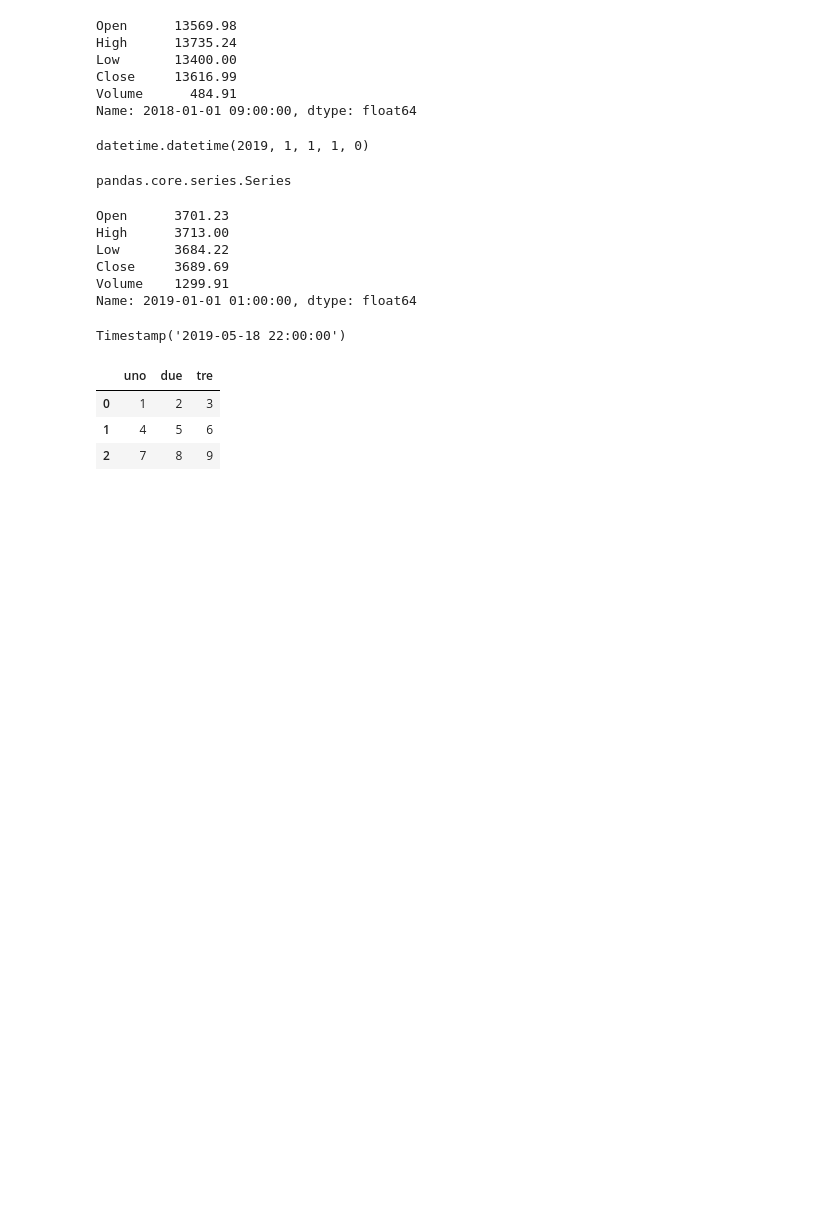
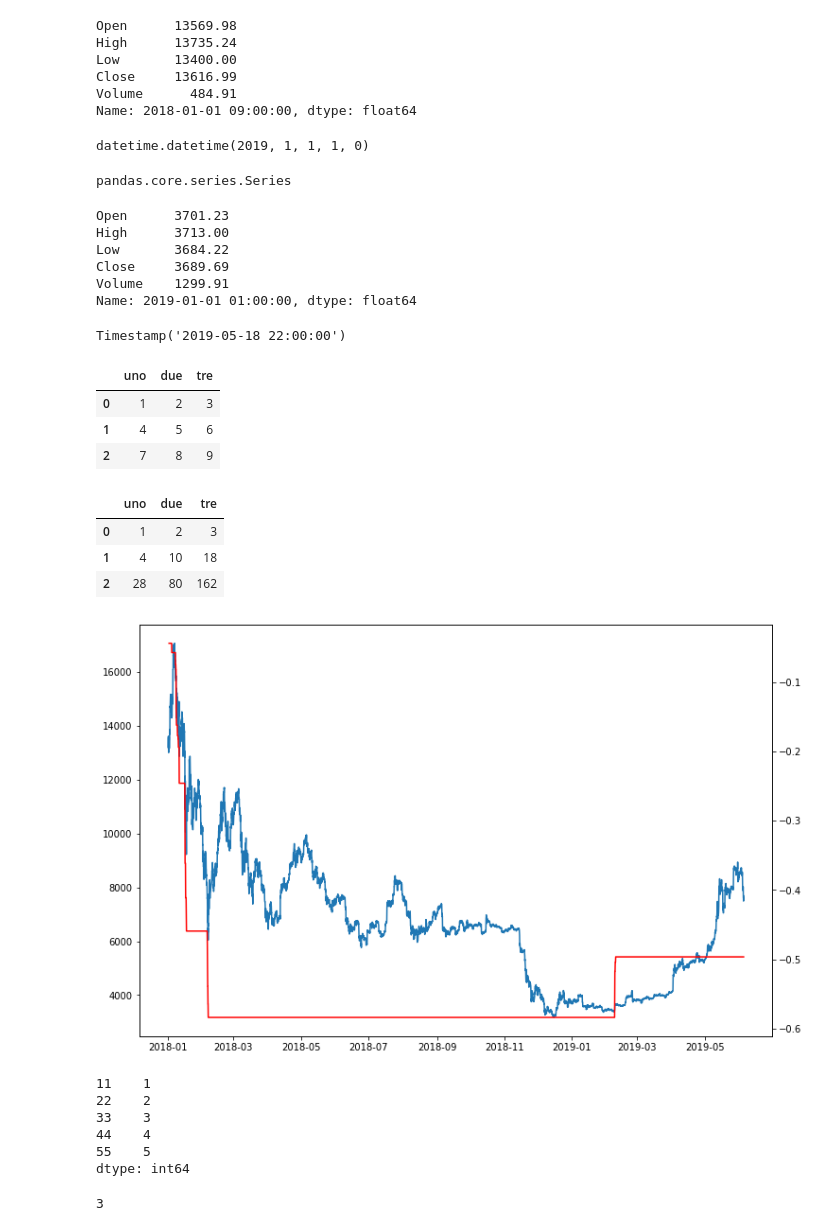
Before and after one commit to enniorampello/binance-trading-bot, a Jupyter notebook: Trading Bot.ipynb, the cells around one changed output. Drawn from its saved outputs; the diff is of its cells as text; code cells hidden in the pictures; blank space fills up the shorter version.

```diff
--- a/Trading Bot.ipynb
+++ b/Trading Bot.ipynb
@@ -102,3 +102,35 @@ df1
 | 0 | 1 | 2 | 3 |
 | 1 | 4 | 5 | 6 |
 | 2 | 7 | 8 | 9 |
+# %%
+df1.cumprod()
+# %% [output]
+|  | uno | due | tre |
+| 0 | 1 | 2 | 3 |
+| 1 | 4 | 10 | 18 |
+| 2 | 28 | 80 | 162 |
+# %%
+rolling_max = df.Close.rolling(300, min_periods=1).max()
+daily_drawdown = df.Close/rolling_max - 1
+max_drawdown = daily_drawdown.rolling(365*12, min_periods=12).min()
+fig, ax1 = plt.subplots(figsize=(12,8))
+ax1.plot(df.Close)
+ax2 = ax1.twinx()
+ax2.plot(max_drawdown, color='red')
+plt.show()
+# %% [output]
+[figure, added]
+# %%
+s = pd.Series(data=[1,2,3,4,5], index=[11,22,33,44,55])
+s
+# %% [output]
+11    1
+22    2
+33    3
+44    4
+55    5
+dtype: int64
+# %%
+s.loc[33]
+# %% [output]
+3
```
